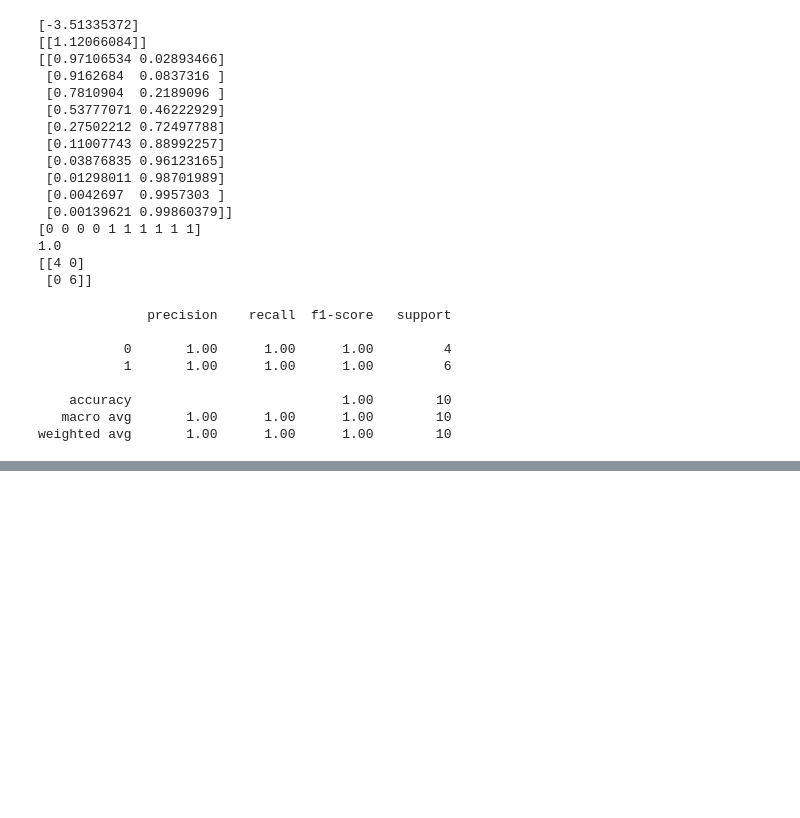
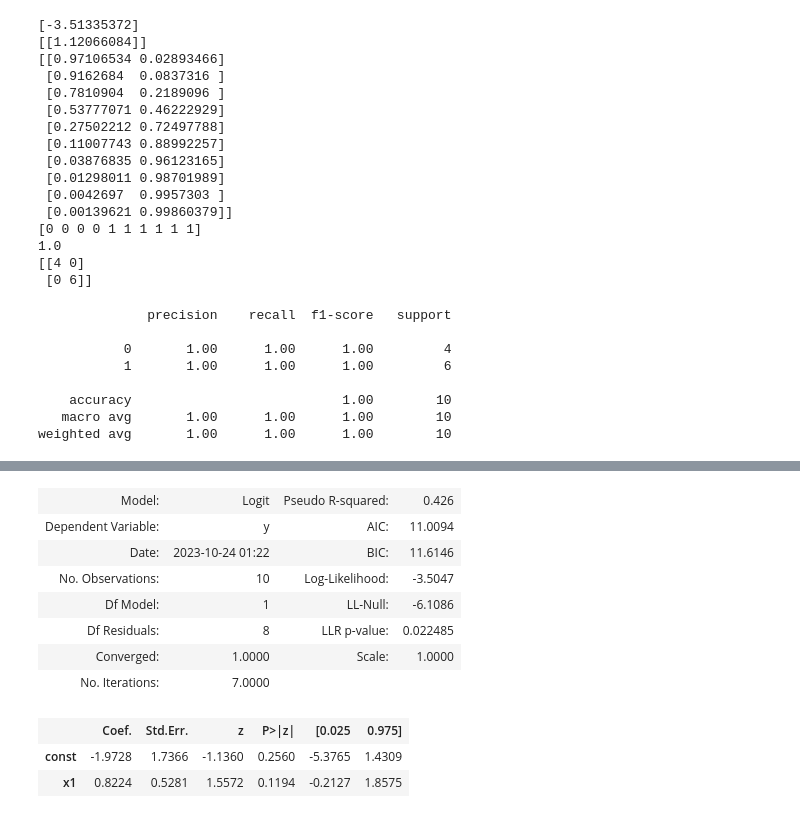
Before and after one commit to armandolezama/logistic_regression, a Jupyter notebook: sandbox.ipynb, the cells around one changed output, grey strips where cells are left out. Drawn from its saved outputs; the diff is of its cells as text; code cells hidden in the pictures; blank space fills up the shorter version.

```diff
--- a/sandbox.ipynb
+++ b/sandbox.ipynb
@@ -177,0 +237,7 @@ weighted avg       1.00      1.00      1.00        10
+# %%
+x = np.arange(10).reshape(-1, 1)
+y = np.array([0, 1, 0, 0, 1, 1, 1, 1, 1, 1])
+x = sm.add_constant(x)
+
+print(x)
+print(y)
@@ -177,0 +256,7 @@ weighted avg       1.00      1.00      1.00        10
+# %%
+model = sm.Logit(y, x)
+result = model.fit(method='newton')
+print(result.params)
+print(result.predict(x))
+print((result.predict(x) >= 0.5).astype(int))
+print(result.pred_table())
@@ -177,0 +287,14 @@ weighted avg       1.00      1.00      1.00        10
+# %%
+result.summary2()
+# %% [output]
+| Model: | Logit | Pseudo R-squared: | 0.426 |
+| Dependent Variable: | y | AIC: | 11.0094 |
+| Date: | 2023-10-24 01:22 | BIC: | 11.6146 |
+| No. Observations: | 10 | Log-Likelihood: | -3.5047 |
+| Df Model: | 1 | LL-Null: | -6.1086 |
+| Df Residuals: | 8 | LLR p-value: | 0.022485 |
+| Converged: | 1.0000 | Scale: | 1.0000 |
+| No. Iterations: | 7.0000 |  |  |
+|  | Coef. | Std.Err. | z | P>|z| | [0.025 | 0.975] |
+| const | -1.9728 | 1.7366 | -1.1360 | 0.2560 | -5.3765 | 1.4309 |
+| x1 | 0.8224 | 0.5281 | 1.5572 | 0.1194 | -0.2127 | 1.8575 |
```
Also changed, not shown: parts of 14 cells of this notebook, 1 other file.
